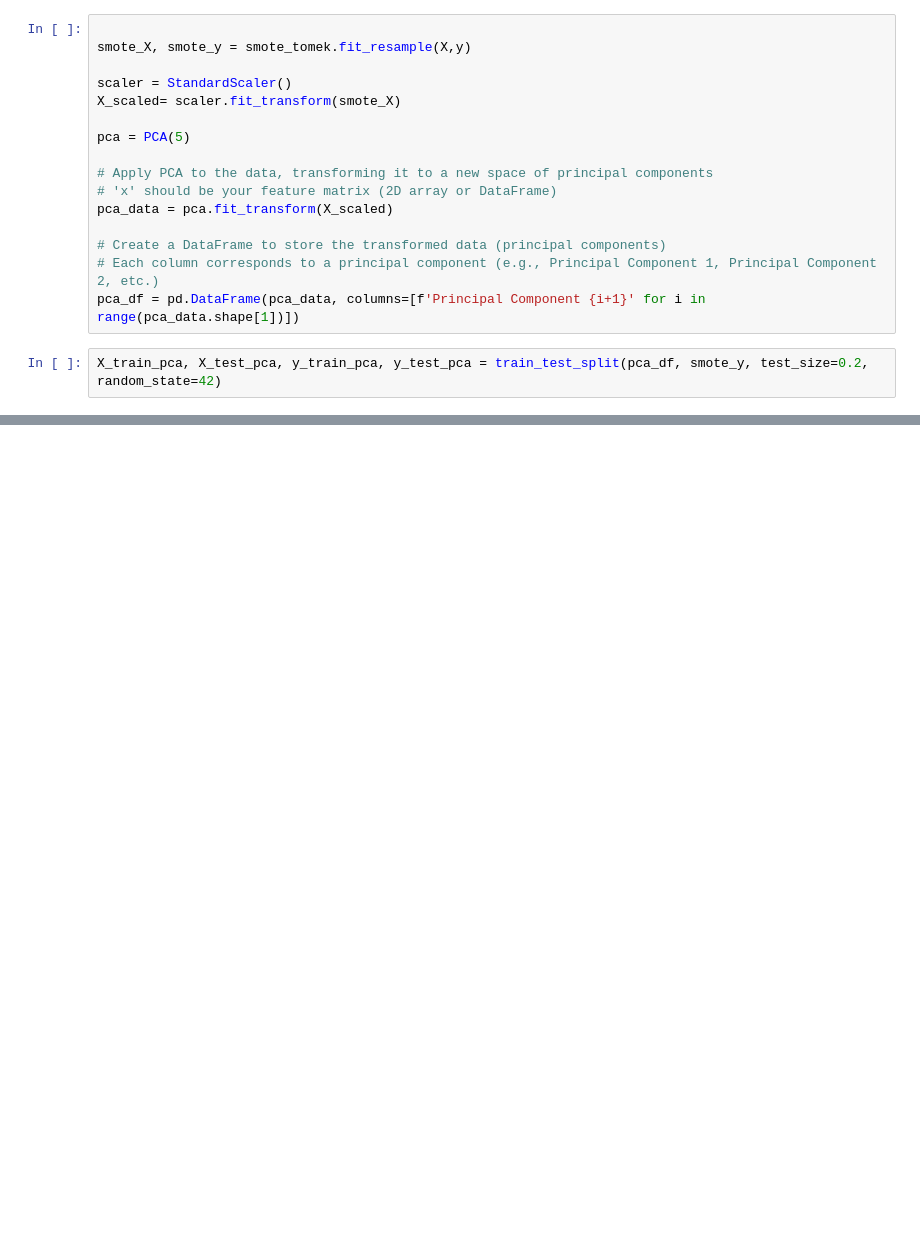
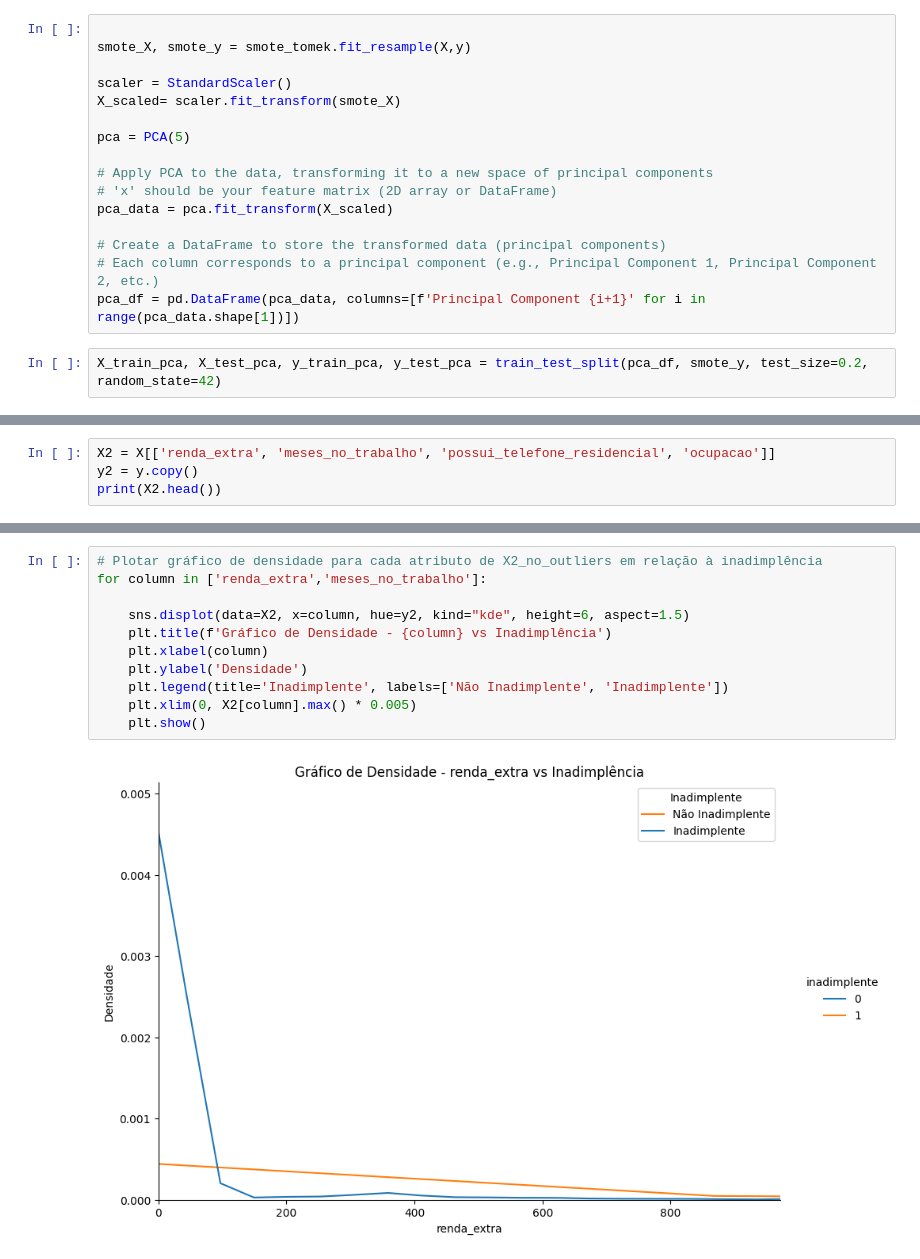
Before and after one commit to AbraaoCG/EEL891_ML_projects, a Jupyter notebook: trabalho_1/test_models.ipynb, the cells around one changed output, grey strips where cells are left out. Drawn from its saved outputs; the diff is of its cells as text; blank space fills up the shorter version.

```diff
--- a/trabalho_1/test_models.ipynb
+++ b/trabalho_1/test_models.ipynb
@@ -326,0 +415,4 @@ Score is 0.5638207945900253
+# %%
+X2 = X[['renda_extra', 'meses_no_trabalho', 'possui_telefone_residencial', 'ocupacao']]
+y2 = y.copy()
+print(X2.head())
@@ -326,0 +442,13 @@ Score is 0.5638207945900253
+# %%
+# Plotar gráfico de densidade para cada atributo de X2_no_outliers em relação à inadimplência
+for column in ['renda_extra','meses_no_trabalho']:
+
+    sns.displot(data=X2, x=column, hue=y2, kind="kde", height=6, aspect=1.5)
+    plt.title(f'Gráfico de Densidade - {column} vs Inadimplência')
+    plt.xlabel(column)
+    plt.ylabel('Densidade')
+    plt.legend(title='Inadimplente', labels=['Não Inadimplente', 'Inadimplente'])
+    plt.xlim(0, X2[column].max() * 0.005)
+    plt.show()
+# %% [output]
+[figure, added]
```
Also changed, not shown: parts of 23 cells of this notebook, 22 other files.
